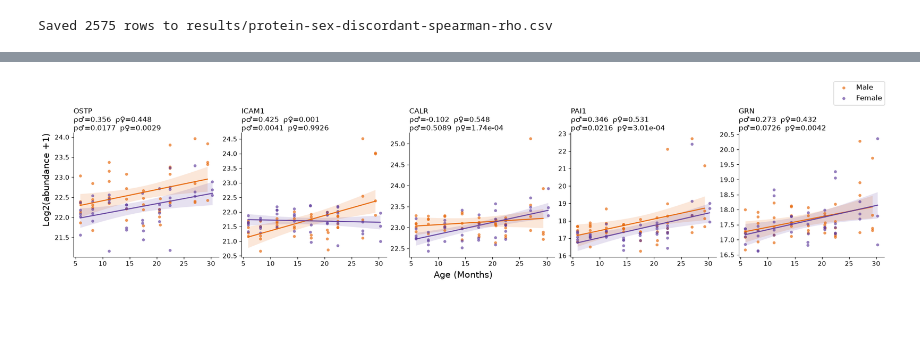
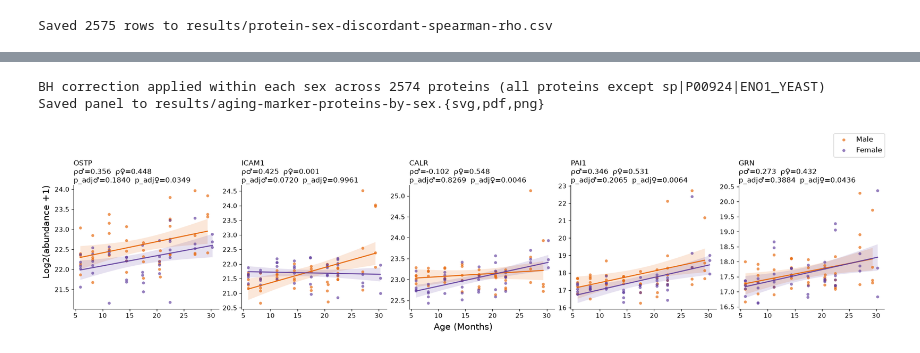
Before and after one commit to uw-maccosslab/manuscript-aging-mouse-ev, a Jupyter notebook: data_analysis/protein-find-discordant-sex-proteins-spearman-rho.ipynb, the cells around one changed output, grey strips where cells are left out. Saved outputs shown, nothing was run; the diff lists cells and outputs as text; code cells hidden in the pictures; blank space fills up the shorter version.

```diff
--- a/data_analysis/protein-find-discordant-sex-proteins-spearman-rho.ipynb
+++ b/data_analysis/protein-find-discordant-sex-proteins-spearman-rho.ipynb
@@ -838,16 +864,45 @@ plt.show()
 # Panel of individual protein age-trajectories by sex (1 row x 5 proteins).
 # Same male/female colours and log2(abundance + 1) transform as the panel above.
 # Each panel is titled like the larger figure (protein name + per-sex Spearman rhos),
-# but the third line reports the per-sex Spearman p-values instead of the FDR.
+# but the third line reports the per-sex BH-adjusted Spearman p-values instead of the FDR.
 # The per-sex OLS fit lines include 95% confidence-interval shading.
 import numpy as np
 import matplotlib.pyplot as plt
 from scipy.stats import t as _t_dist
+from statsmodels.stats.multitest import multipletests
 
 panel_proteins = ["OSTP", "ICAM1", "CALR", "PAI1", "GRN"]
 male_color = "#E66100"    # Male   (matches the panel above)
 female_color = "#5D3A9B"  # Female (matches the panel above)
 male_label, female_label = 0, 1  # sex encoding: 0 = Male, 1 = Female
+
+# ---------------------------------------------------------------------------
+# Benjamini-Hochberg correction of the per-sex Spearman p-values.
+#
+# This mirrors the analogous panel (figS4 D-H) in
+# ../rmd_analysis/rmd_aging_mouse_ev_proteome_figures.Rmd, which is built by
+# generate_paired_sex_corr_plots() and displays p[adj,F] / p[adj,M]. There,
+# corrspear_function_ageVSabundance() drops the yeast enolase control and then calls
+# p.adjust(method = "BH") on the male-only and female-only Spearman results separately,
+# each across the whole proteome. So, matching that:
+#   - male and female are two INDEPENDENT correction families (they are never pooled), and
+#   - each family spans all 2574 proteins, not just the five plotted here.
+#
+# The raw p-values need no recomputation: R's cor.test(method = "spearman",
+# exact = FALSE, continuity = FALSE) uses the same asymptotic t approximation
+# (t = rho * sqrt((n - 2) / (1 - rho^2)), df = n - 2) that produced p_male / p_female.
+# Note the R script also drops the IEQC/IBQC controls, but those are *samples* -- they
+# are already excluded here by the Age_months filter and do not change the family size.
+# ---------------------------------------------------------------------------
+YEAST_CONTROL = "sp|P00924|ENO1_YEAST"  # excluded by the R script's filter()
+
+stats_bh = stats[stats["protein"] != YEAST_CONTROL].copy()
+for _sex_name in ("male", "female"):
+    stats_bh[f"p_adj_{_sex_name}"] = multipletests(
+        stats_bh[f"p_{_sex_name}"].values, method="fdr_bh"
+    )[1]
+print(f"BH correction applied within each sex across {len(stats_bh)} proteins "
+      f"(all proteins except {YEAST_CONTROL})")
 
 
 def _protein_col_index(target):
@@ -901,8 +956,8 @@ def _fmt_p(val):
         return "nan"
 
 
-# Per-protein Spearman rhos / p-values (the same values reported in the larger figure)
-stats_by_protein = stats.set_index("protein")
+# Per-protein Spearman rhos / BH-adjusted p-values (BH computed just above)
+stats_by_protein = stats_bh.set_index("protein")
 
 male_mask = (sex == male_label)
 female_mask = (sex == female_label)
@@ -922,32 +977,43 @@ for ax, prot in zip(axes, panel_proteins):
     ax.scatter(month[female_mask], y[female_mask], color=female_color,
                alpha=0.65, s=25, linewidths=0, zorder=3, label="Female")
 
     # OLS fit line + 95% confidence-interval band per sex
     for grp_mask, grp_color in ((male_mask, male_color), (female_mask, female_color)):
         fit = _ols_fit_ci(month[grp_mask], y[grp_mask], ci=0.95)
         if fit is not None:
             x_line, y_line, lo, hi = fit
             ax.fill_between(x_line, lo, hi, color=grp_color, alpha=0.15,
                             linewidth=0, zorder=1)
             ax.plot(x_line, y_line, color=grp_color, linewidth=1.8, alpha=0.9, zorder=4)
 
     ax.set_title(
         f"{short_protein_label(full_name)}\n"
         f"ρ♂={_fmt_rho(srow['rho_male'])}  ρ♀={_fmt_rho(srow['rho_female'])}\n"
-        f"p♂={_fmt_p(srow['p_male'])}  p♀={_fmt_p(srow['p_female'])}",
+        f"p_adj♂={_fmt_p(srow['p_adj_male'])}  p_adj♀={_fmt_p(srow['p_adj_female'])}",
         fontsize=12, loc="left", pad=4,
     )
     ax.tick_params(labelsize=11)
     ax.spines[["top", "right"]].set_visible(False)
 
 # Single shared axis labels for the whole panel (instead of per-plot labels)
 fig.supxlabel("Age (Months)", fontsize=15)
 fig.supylabel("Log2(abundance +1)", fontsize=15)
 
 # One shared Male/Female legend for the whole panel
 handles, labels = axes[0].get_legend_handles_labels()
 fig.legend(handles, labels, loc="outside upper right", fontsize=12)
 
+# Save alongside the other manuscript figures, using the same dpi / tight bounding
+# box as visualize_sex_diff() above. Saved before plt.show() so the figure is
+# written whatever the active backend does on display.
+panel_base = "results/aging-marker-proteins-by-sex"
+_exts = ("svg", "pdf", "png")  # same set visualize_sex_diff() writes
+for _ext in _exts:
+    fig.savefig(f"{panel_base}.{_ext}", dpi=150, bbox_inches="tight", format=_ext)
+print(f"Saved panel to {panel_base}.{{{','.join(_exts)}}}")
+
 plt.show()
 # %% [output]
+BH correction applied within each sex across 2574 proteins (all proteins except sp|P00924|ENO1_YEAST)
+Saved panel to results/aging-marker-proteins-by-sex.{svg,pdf,png}
-[figure, old version]
+[figure, new version]
```
Also changed, not shown: parts of 3 cells of this notebook, 6 other files.
